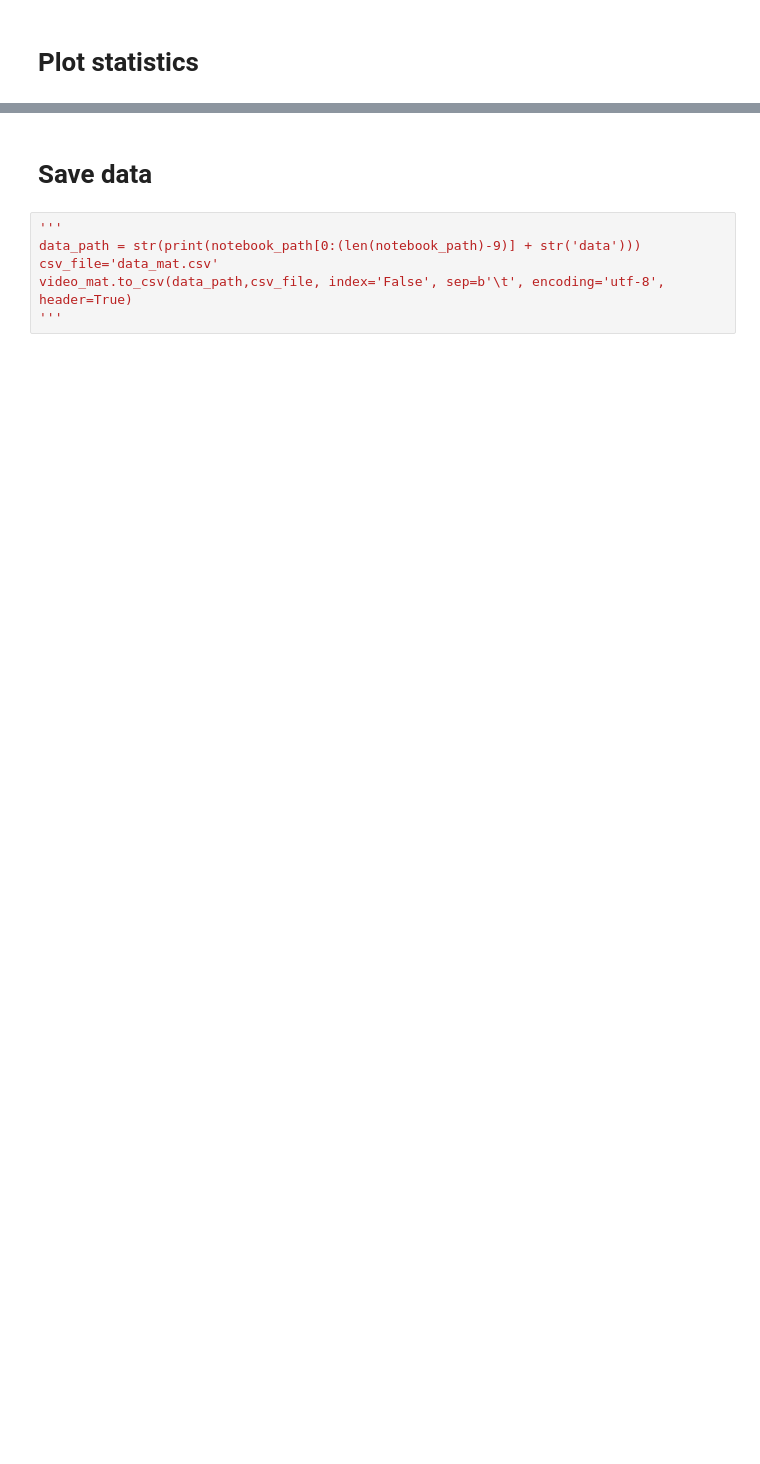
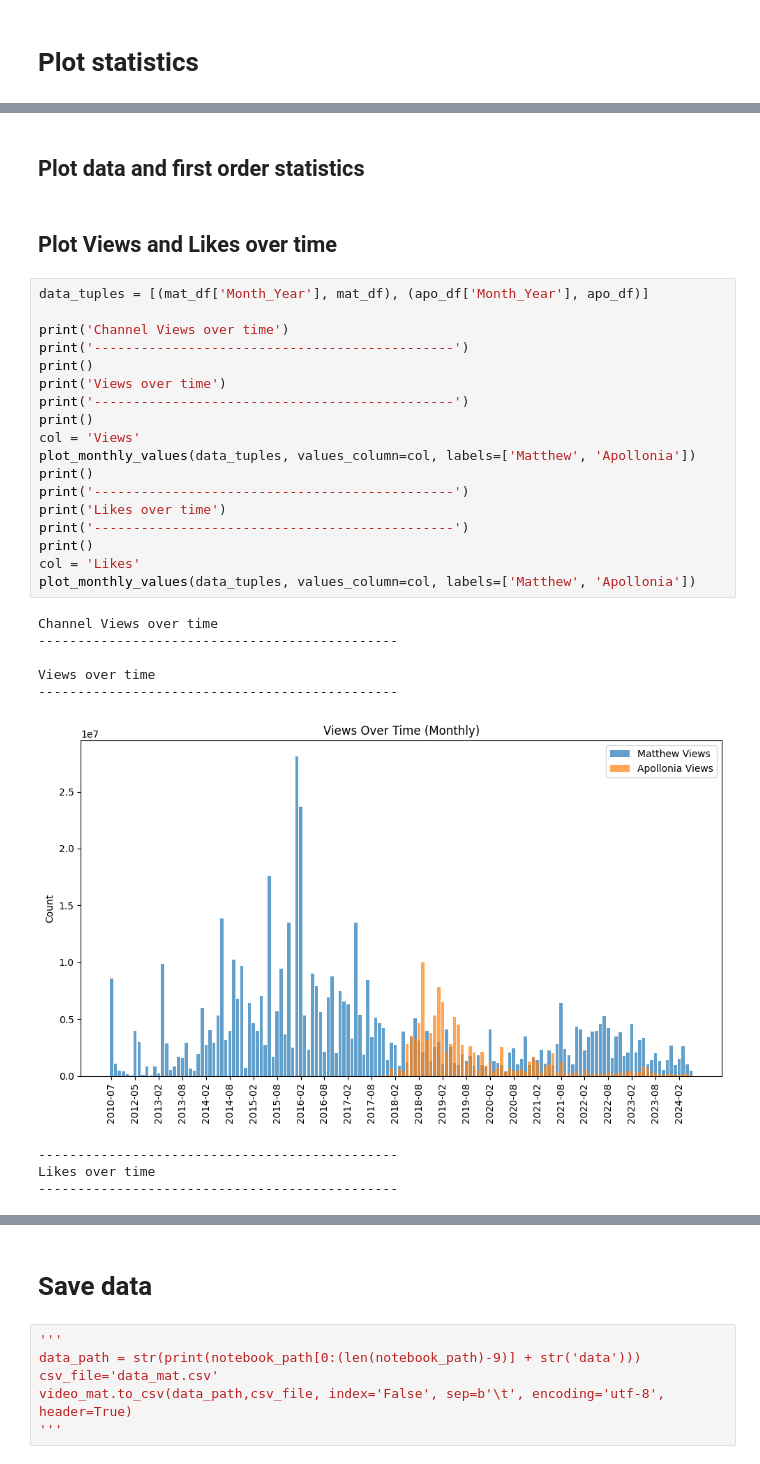
Before and after one commit to vsalto/Ironhack-Module3-project, a Jupyter notebook: notebooks/youtube_content_analysis.ipynb, the cells around one changed output, grey strips where cells are left out. Saved outputs shown, nothing was run; the diff lists cells and outputs as text; blank space fills up the shorter version.

Commit message:
Updated notebook with Functions for Statistics and plotting for numerical variables

```diff
--- a/notebooks/youtube_content_analysis.ipynb
+++ b/notebooks/youtube_content_analysis.ipynb
@@ -411,0 +530,32 @@ print(result)
+# %% [markdown]
+## Plot data and first order statistics
+# %% [markdown]
+## Plot Views and Likes over time
+# %%
+data_tuples = [(mat_df['Month_Year'], mat_df), (apo_df['Month_Year'], apo_df)]
+
+print('Channel Views over time')
+print('----------------------------------------------')
+print()
+print('Views over time')
+print('----------------------------------------------')
+print()
+col = 'Views'
+plot_monthly_values(data_tuples, values_column=col, labels=['Matthew', 'Apollonia'])
+print()
+print('----------------------------------------------')
+print('Likes over time')
+print('----------------------------------------------')
+print()
+col = 'Likes'
+plot_monthly_values(data_tuples, values_column=col, labels=['Matthew', 'Apollonia'])
+# %% [output]
+Channel Views over time
+----------------------------------------------
+
+Views over time
+----------------------------------------------
+[figure, added]
+----------------------------------------------
+Likes over time
+----------------------------------------------
```
Also changed, not shown: parts of 27 cells of this notebook.
